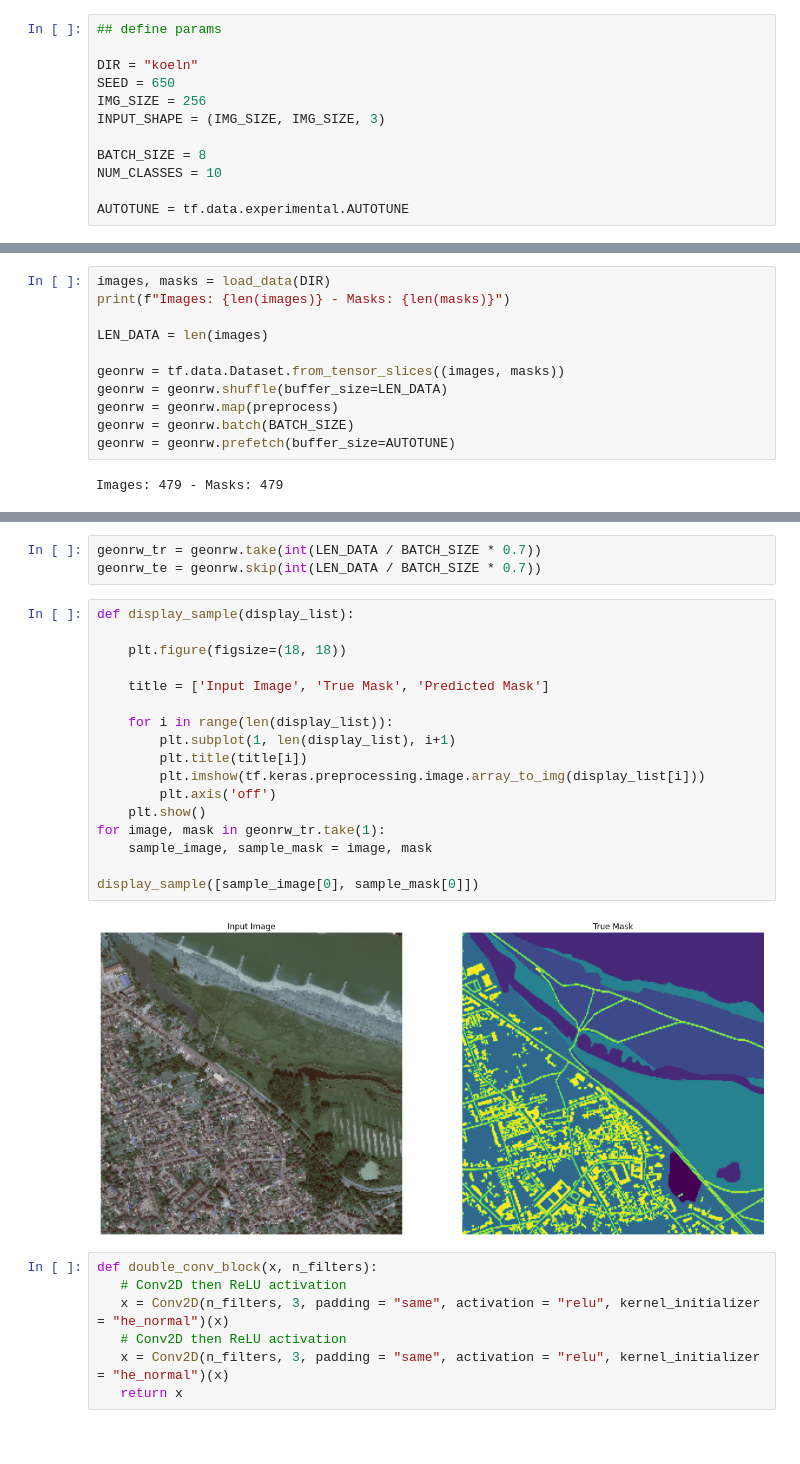
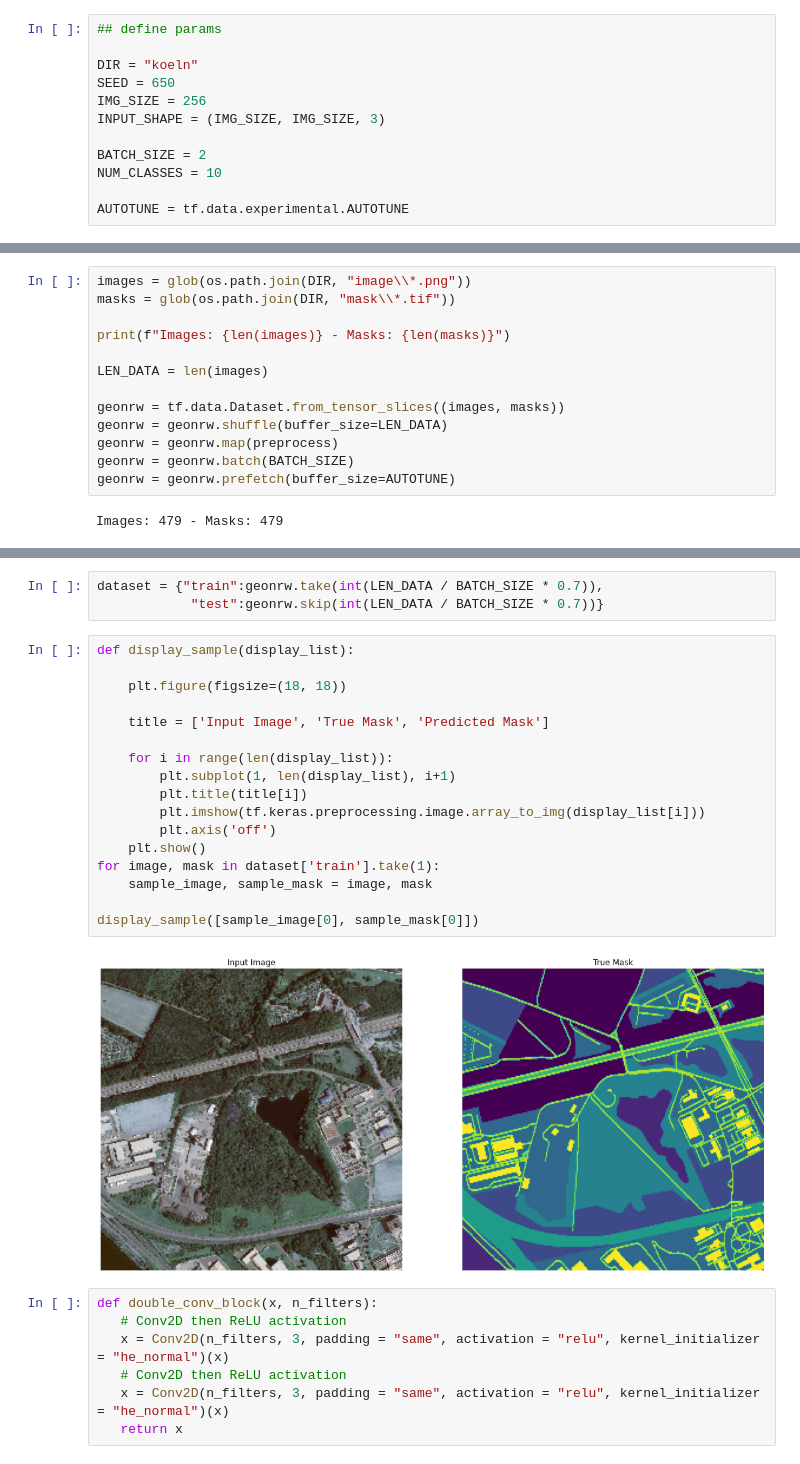
Before and after one commit to bensh3/musa-650-final-project, a Jupyter notebook: main.ipynb, the cells around one changed output, grey strips where cells are left out. Cells and saved outputs as stored; diff of their text form.

```diff
--- a/main.ipynb
+++ b/main.ipynb
@@ -17,7 +16,7 @@ SEED = 650
 IMG_SIZE = 256
 INPUT_SHAPE = (IMG_SIZE, IMG_SIZE, 3)
 
-BATCH_SIZE = 8
+BATCH_SIZE = 2
 NUM_CLASSES = 10
 
 AUTOTUNE = tf.data.experimental.AUTOTUNE
@@ -64,7 +57,9 @@ def preprocess(x, y):
 
     return images, masks
 # %%
-images, masks = load_data(DIR)
+images = glob(os.path.join(DIR, "image\\*.png"))
+masks = glob(os.path.join(DIR, "mask\\*.tif"))
+
 print(f"Images: {len(images)} - Masks: {len(masks)}")
 
 LEN_DATA = len(images)
@@ -79,25 +78,25 @@ Images: 479 - Masks: 479
 # %%
-geonrw_tr = geonrw.take(int(LEN_DATA / BATCH_SIZE * 0.7))
-geonrw_te = geonrw.skip(int(LEN_DATA / BATCH_SIZE * 0.7))
+dataset = {"train":geonrw.take(int(LEN_DATA / BATCH_SIZE * 0.7)),
+            "test":geonrw.skip(int(LEN_DATA / BATCH_SIZE * 0.7))}
 # %%
 def display_sample(display_list):
 
     plt.figure(figsize=(18, 18))
 
     title = ['Input Image', 'True Mask', 'Predicted Mask']
 
     for i in range(len(display_list)):
         plt.subplot(1, len(display_list), i+1)
         plt.title(title[i])
         plt.imshow(tf.keras.preprocessing.image.array_to_img(display_list[i]))
         plt.axis('off')
     plt.show()
-for image, mask in geonrw_tr.take(1):
+for image, mask in dataset['train'].take(1):
     sample_image, sample_mask = image, mask
 
 display_sample([sample_image[0], sample_mask[0]])
 # %% [output]
-[figure, old version]
+[figure, new version]
 # %%
 def double_conv_block(x, n_filters):
    # Conv2D then ReLU activation
```
Also changed, not shown: parts of 7 cells of this notebook.
